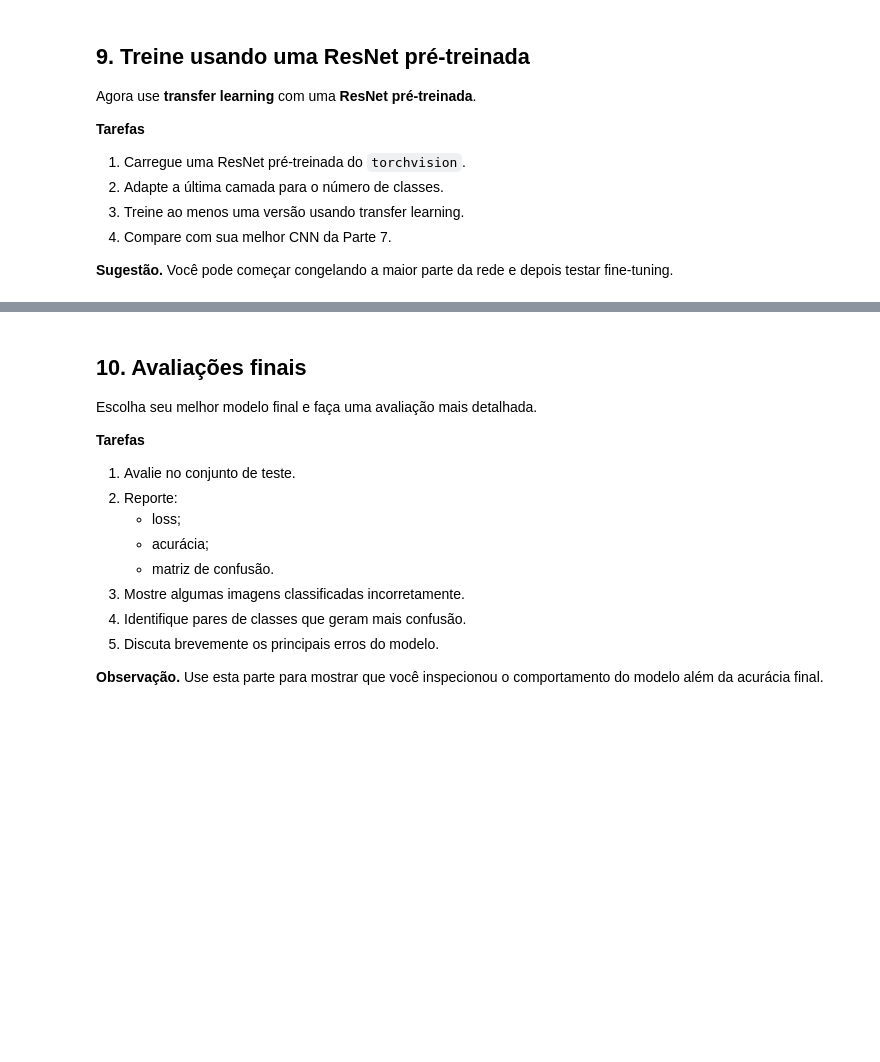
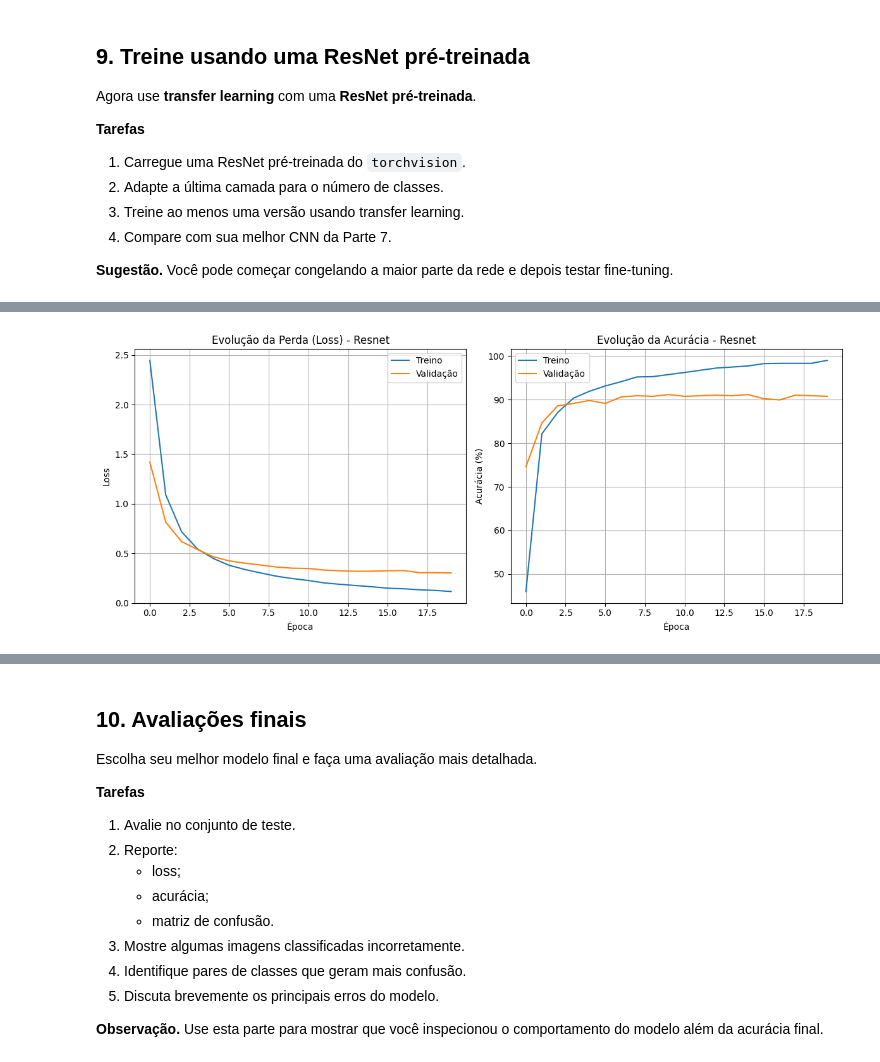
Before and after one commit to Heri-impatech/trabalho_I_ml2, a Jupyter notebook: trabalho_1/classificacao_com_cnn.ipynb, the cells around one changed output, grey strips where cells are left out. Cells and saved outputs as stored; diff of their text form; code cells hidden in the pictures; blank space fills up the shorter version.

```diff
--- a/trabalho_1/classificacao_com_cnn.ipynb
+++ b/trabalho_1/classificacao_com_cnn.ipynb
@@ -1144,0 +1188,31 @@ Compare a ResNet com sua melhor CNN anterior. O ganho compensou?
+# %%
+plt.figure(figsize=(12, 5))
+
+# Gráfico 1: Loss (Perda)
+plt.subplot(1, 2, 1)
+plt.plot(historico_resnet['train_loss'], label='Treino')
+plt.plot(historico_resnet['val_loss'], label='Validação')
+plt.title('Evolução da Perda (Loss) - Resnet')
+plt.xlabel('Época')
+plt.ylabel('Loss')
+plt.legend()
+plt.grid(True)
+
+# Gráfico 2: Acurácia
+plt.subplot(1, 2, 2)
+plt.plot(historico_resnet['train_acc'], label='Treino')
+plt.plot(historico_resnet['val_acc'], label='Validação')
+plt.title('Evolução da Acurácia - Resnet')
+plt.xlabel('Época')
+plt.ylabel('Acurácia (%)')
+plt.legend()
+plt.grid(True)
+
+plt.tight_layout()
+plt.show()
+
+# 5.5: Reportar métricas finais em validação
+final_loss, final_acc = evaluate(modelo_resnet_heri, validacao_loader, criterion_resnet, device)
+print(f"Métricas Finais na Validação - Loss: {final_loss:.4f} | Acc: {final_acc:.2f}%")
+# %% [output]
+[figure, added]
```
Also changed, not shown: parts of 5 cells of this notebook.
